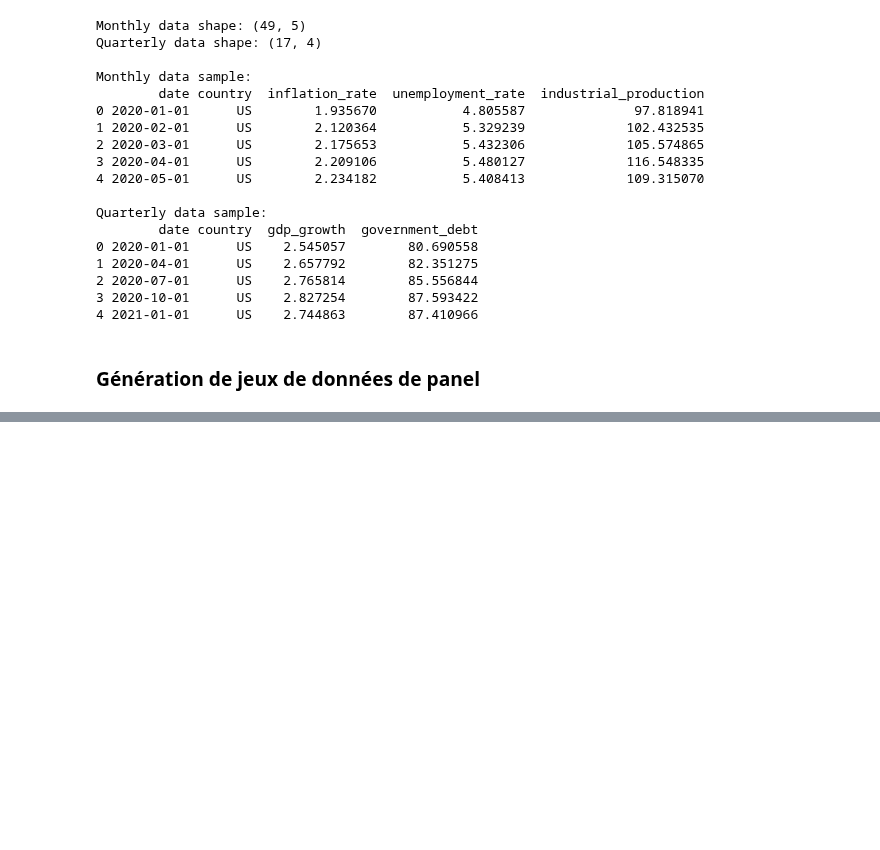
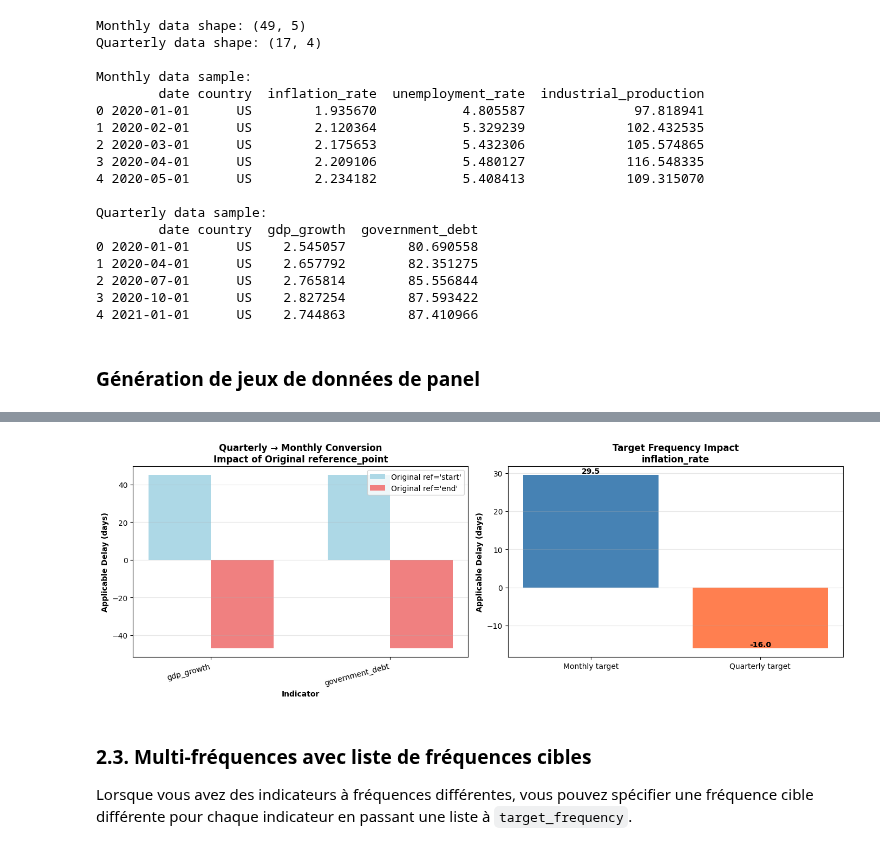
Before and after one commit to qbolliet/ts-forecast, a Jupyter notebook: notebooks/11 - QB - Delays.ipynb, the cells around one changed output, grey strips where cells are left out. Saved outputs shown, nothing was run; the diff lists cells and outputs as text; code cells hidden in the pictures; blank space fills up the shorter version.

```diff
--- a/notebooks/11 - QB - Delays.ipynb
+++ b/notebooks/11 - QB - Delays.ipynb
@@ -107,0 +769,16 @@ New quarterly data ends: 2023-07-01 00:00:00
+# %%
+# Exemple 2: Conversion monthly → quarterly (aggregation)
+applicable_m_to_q = calculate_applicable_delay(
+    publication_delays=delays_basic,
+    target_reference_point='end',
+    target_frequency='quarterly',  # Conversion vers fréquence trimestrielle
+    aggregation_method='median'
+)
+
+print("="*80)
+print("Conversion monthly → quarterly")
+print("="*80)
+print(applicable_m_to_q)
+print("\nExplanation:")
+print("Monthly delays are aggregated to quarterly frequency.")
+print("The target_reference_point='end' means delays are calculated from the end of each quarter.")
@@ -107,0 +803,51 @@ New quarterly data ends: 2023-07-01 00:00:00
+# %%
+# Visualisation des conversions de fréquence
+fig, axes = plt.subplots(1, 2, figsize=(14, 5))
+
+# Graphique 1: Quarterly → Monthly
+ax1 = axes[0]
+indicators_q = ['gdp_growth', 'government_debt']
+delays_start = [applicable_q_to_m_start.loc[ind, 'applicable_delay'] for ind in indicators_q]
+delays_end = [applicable_q_to_m_end.loc[ind, 'applicable_delay'] for ind in indicators_q]
+
+x = np.arange(len(indicators_q))
+width = 0.35
+
+bars1 = ax1.bar(x - width/2, delays_start, width, label="Original ref='start'", color='lightblue')
+bars2 = ax1.bar(x + width/2, delays_end, width, label="Original ref='end'", color='lightcoral')
+
+ax1.set_xlabel('Indicator', fontweight='bold')
+ax1.set_ylabel('Applicable Delay (days)', fontweight='bold')
+ax1.set_title('Quarterly → Monthly Conversion\nImpact of Original reference_point', fontweight='bold')
+ax1.set_xticks(x)
+ax1.set_xticklabels(indicators_q, rotation=15, ha='right')
+ax1.legend()
+ax1.grid(axis='y', alpha=0.3)
+
+# Graphique 2: Comparaison Monthly vs Quarterly target
+ax2 = axes[1]
+indicator_sample = 'inflation_rate'
+delay_monthly = applicable_delays.loc[indicator_sample, 'applicable_delay']
+delay_quarterly = applicable_m_to_q.loc[indicator_sample, 'applicable_delay']
+
+bars = ax2.bar(['Monthly target', 'Quarterly target'], [delay_monthly, delay_quarterly],
+               color=['steelblue', 'coral'])
+ax2.set_ylabel('Applicable Delay (days)', fontweight='bold')
+ax2.set_title(f'Target Frequency Impact\n{indicator_sample}', fontweight='bold')
+ax2.grid(axis='y', alpha=0.3)
+
+# Annotation des valeurs
+for bar in bars:
+    height = bar.get_height()
+    ax2.text(bar.get_x() + bar.get_width()/2., height,
+            f'{height:.1f}',
+            ha='center', va='bottom', fontweight='bold')
+
+plt.tight_layout()
+plt.show()
+# %% [output]
+[figure, added]
+# %% [markdown]
+### 2.3. Multi-fréquences avec liste de fréquences cibles
+
+Lorsque vous avez des indicateurs à fréquences différentes, vous pouvez spécifier une fréquence cible différente pour chaque indicateur en passant une liste à `target_frequency`.
```
Also changed, not shown: parts of 41 cells of this notebook, 1 other file.
